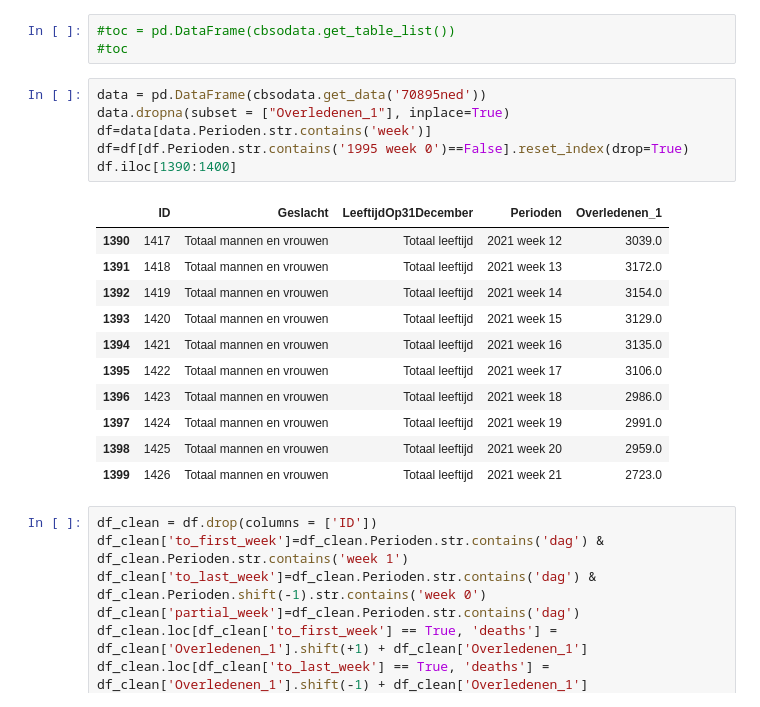
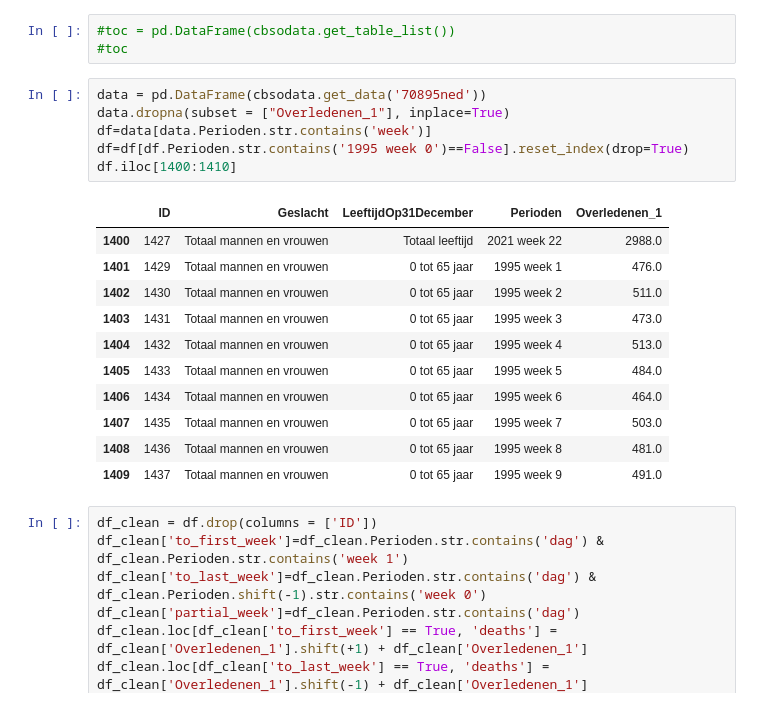
Before and after one commit to heesters/Oversterfte-Nederland, a Jupyter notebook: Overledenen.ipynb, the cells around one changed output. Drawn from its saved outputs; the diff is of its cells as text.

Commit message:
week 22

```diff
--- a/Overledenen.ipynb
+++ b/Overledenen.ipynb
@@ -12,21 +12,21 @@ from matplotlib.animation import FuncAnimation
 # %%
 data = pd.DataFrame(cbsodata.get_data('70895ned'))
 data.dropna(subset = ["Overledenen_1"], inplace=True)
 df=data[data.Perioden.str.contains('week')]
 df=df[df.Perioden.str.contains('1995 week 0')==False].reset_index(drop=True)
-df.iloc[1390:1400]
+df.iloc[1400:1410]
 # %% [output]
 |  | ID | Geslacht | LeeftijdOp31December | Perioden | Overledenen_1 |
-| 1390 | 1417 | Totaal mannen en vrouwen | Totaal leeftijd | 2021 week 12 | 3039.0 |
-| 1391 | 1418 | Totaal mannen en vrouwen | Totaal leeftijd | 2021 week 13 | 3172.0 |
-| 1392 | 1419 | Totaal mannen en vrouwen | Totaal leeftijd | 2021 week 14 | 3154.0 |
-| 1393 | 1420 | Totaal mannen en vrouwen | Totaal leeftijd | 2021 week 15 | 3129.0 |
-| 1394 | 1421 | Totaal mannen en vrouwen | Totaal leeftijd | 2021 week 16 | 3135.0 |
-| 1395 | 1422 | Totaal mannen en vrouwen | Totaal leeftijd | 2021 week 17 | 3106.0 |
-| 1396 | 1423 | Totaal mannen en vrouwen | Totaal leeftijd | 2021 week 18 | 2986.0 |
-| 1397 | 1424 | Totaal mannen en vrouwen | Totaal leeftijd | 2021 week 19 | 2991.0 |
-| 1398 | 1425 | Totaal mannen en vrouwen | Totaal leeftijd | 2021 week 20 | 2959.0 |
-| 1399 | 1426 | Totaal mannen en vrouwen | Totaal leeftijd | 2021 week 21 | 2723.0 |
+| 1400 | 1427 | Totaal mannen en vrouwen | Totaal leeftijd | 2021 week 22 | 2988.0 |
+| 1401 | 1429 | Totaal mannen en vrouwen | 0 tot 65 jaar | 1995 week 1 | 476.0 |
+| 1402 | 1430 | Totaal mannen en vrouwen | 0 tot 65 jaar | 1995 week 2 | 511.0 |
+| 1403 | 1431 | Totaal mannen en vrouwen | 0 tot 65 jaar | 1995 week 3 | 473.0 |
+| 1404 | 1432 | Totaal mannen en vrouwen | 0 tot 65 jaar | 1995 week 4 | 513.0 |
+| 1405 | 1433 | Totaal mannen en vrouwen | 0 tot 65 jaar | 1995 week 5 | 484.0 |
+| 1406 | 1434 | Totaal mannen en vrouwen | 0 tot 65 jaar | 1995 week 6 | 464.0 |
+| 1407 | 1435 | Totaal mannen en vrouwen | 0 tot 65 jaar | 1995 week 7 | 503.0 |
+| 1408 | 1436 | Totaal mannen en vrouwen | 0 tot 65 jaar | 1995 week 8 | 481.0 |
+| 1409 | 1437 | Totaal mannen en vrouwen | 0 tot 65 jaar | 1995 week 9 | 491.0 |
 # %%
 df_clean = df.drop(columns = ['ID'])
 df_clean['to_first_week']=df_clean.Perioden.str.contains('dag') & df_clean.Perioden.str.contains('week 1')
```
Also changed, not shown: parts of 5 cells of this notebook, 10 other files.
